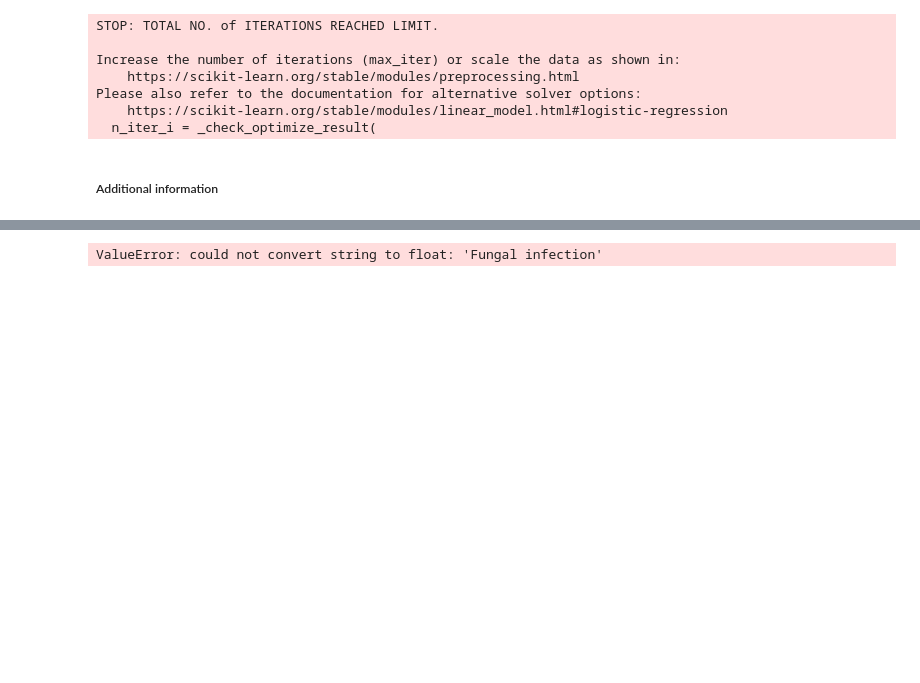
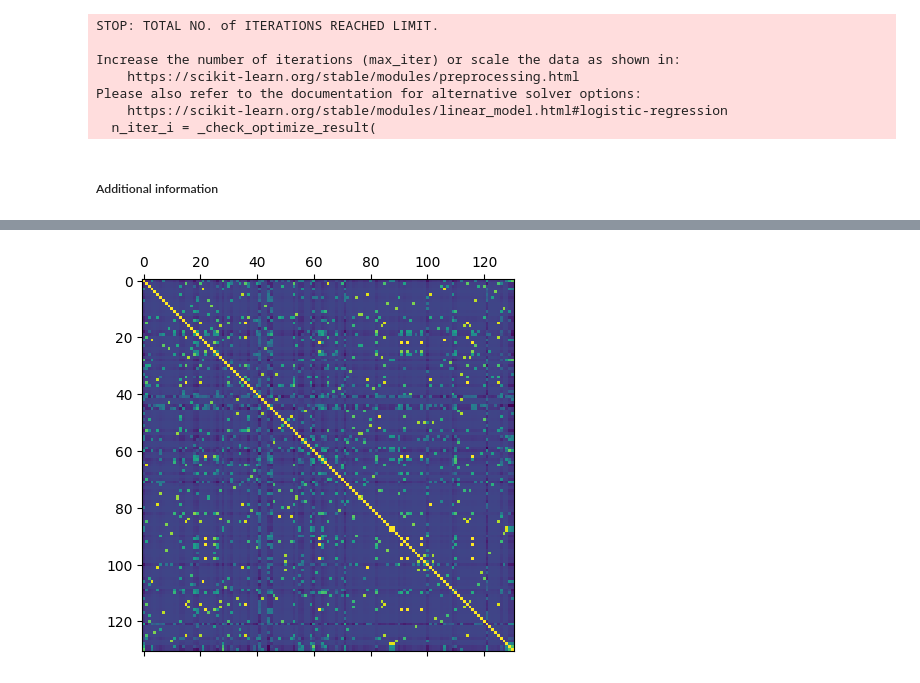
Before and after one commit to snehhhil/medical-chatbot, a Jupyter notebook: Meddy.ipynb, the cells around one changed output, grey strips where cells are left out. Drawn from its saved outputs; the diff is of its cells as text; code cells hidden in the pictures; blank space fills up the shorter version.

```diff
--- a/Meddy.ipynb
+++ b/Meddy.ipynb
@@ -907,7 +914,7 @@ print(np.linalg.cond(examples.astype(int)))
 # %%
 #Correlation matrix
 
-plt.matshow(df.corr())
+plt.matshow(df.drop(columns=['Disease']).corr())
 plt.show()
 # %% [output]
-ValueError: could not convert string to float: 'Fungal infection'
+[figure, added]
```
Also changed, not shown: parts of 20 cells of this notebook.
